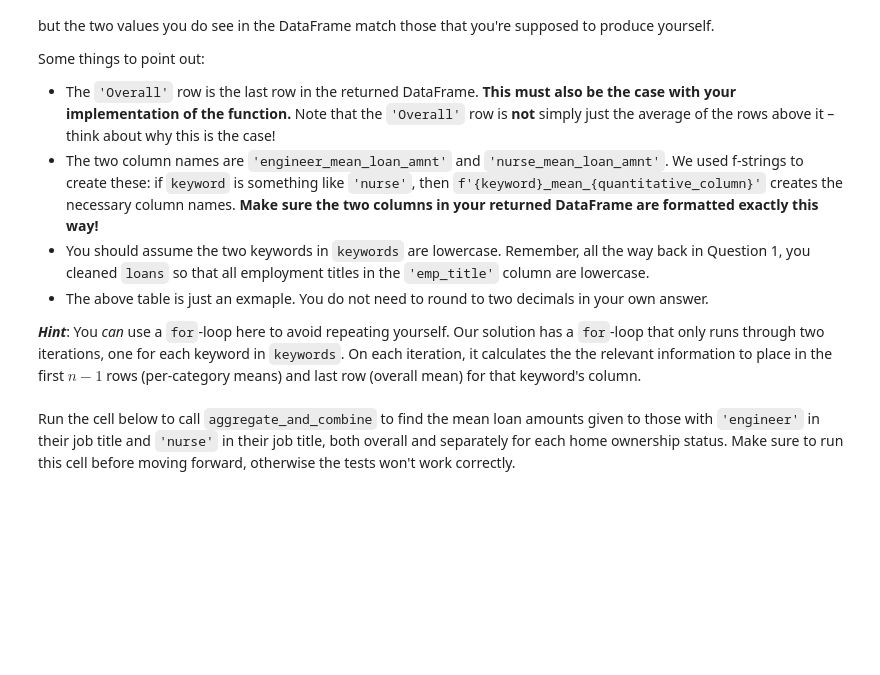
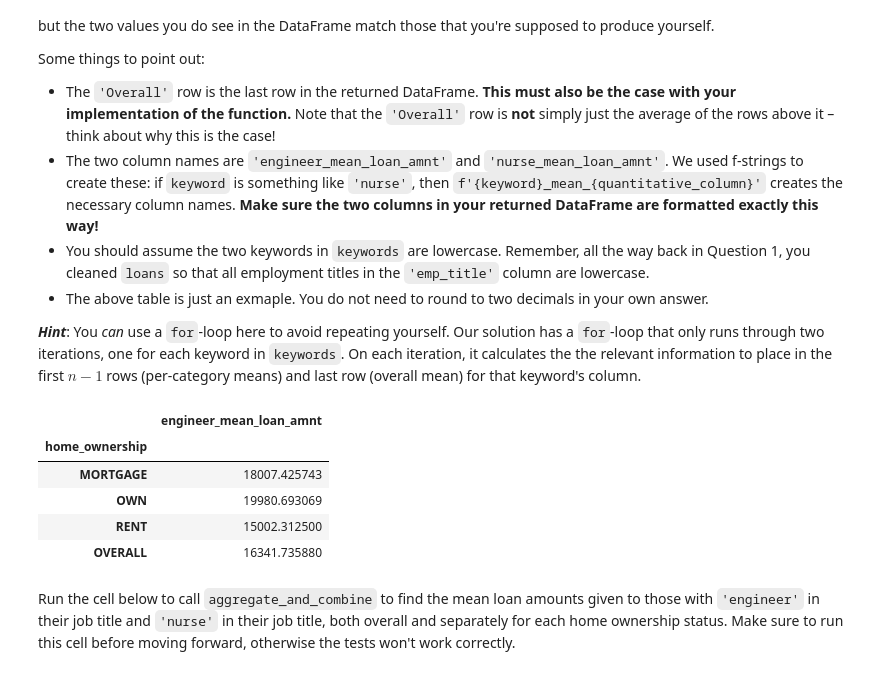
Before and after one commit to Sweekrit-B/dsc80-2025-fa, a Jupyter notebook: projects/proj02/project.ipynb, the cells around one changed output. Saved outputs shown, nothing was run; the diff lists cells and outputs as text; code cells hidden in the pictures; blank space fills up the shorter version.

```diff
--- a/projects/proj02/project.ipynb
+++ b/projects/proj02/project.ipynb
@@ -1015,6 +1234,20 @@ Some things to point out:
 - The above table is just an exmaple. You do not need to round to two decimals in your own answer.
 
 ***Hint***: You _can_ use a `for`-loop here to avoid repeating yourself. Our solution has a `for`-loop that only runs through two iterations, one for each keyword in `keywords`. On each iteration, it calculates the the relevant information to place in the first $n-1$ rows (per-category means) and last row (overall mean) for that keyword's column.
+# %%
+loans_copy = loans.copy()
+loans_copy_engineer = loans_copy[loans_copy['emp_title'].str.contains('engineer')]
+cat_col_engineer = loans_copy_engineer.groupby('home_ownership')['loan_amnt'].mean()
+cat_col_engineer['OVERALL'] = loans_copy_engineer['loan_amnt'].mean()
+cat_col_engineer = cat_col_engineer.to_frame(name='engineer_mean_loan_amnt')
+cat_col_engineer
+# %% [output]
+|  | engineer_mean_loan_amnt |
+| home_ownership |  |
+| MORTGAGE | 18007.425743 |
+| OWN | 19980.693069 |
+| RENT | 15002.312500 |
+| OVERALL | 16341.735880 |
 # %% [markdown]
 Run the cell below to call `aggregate_and_combine` to find the mean loan amounts given to those with `'engineer'` in their job title and `'nurse'` in their job title, both overall and separately for each home ownership status. Make sure to run this cell before moving forward, otherwise the tests won't work correctly.
 # %%
```
Also changed, not shown: parts of 30 cells of this notebook, 6 other files.
